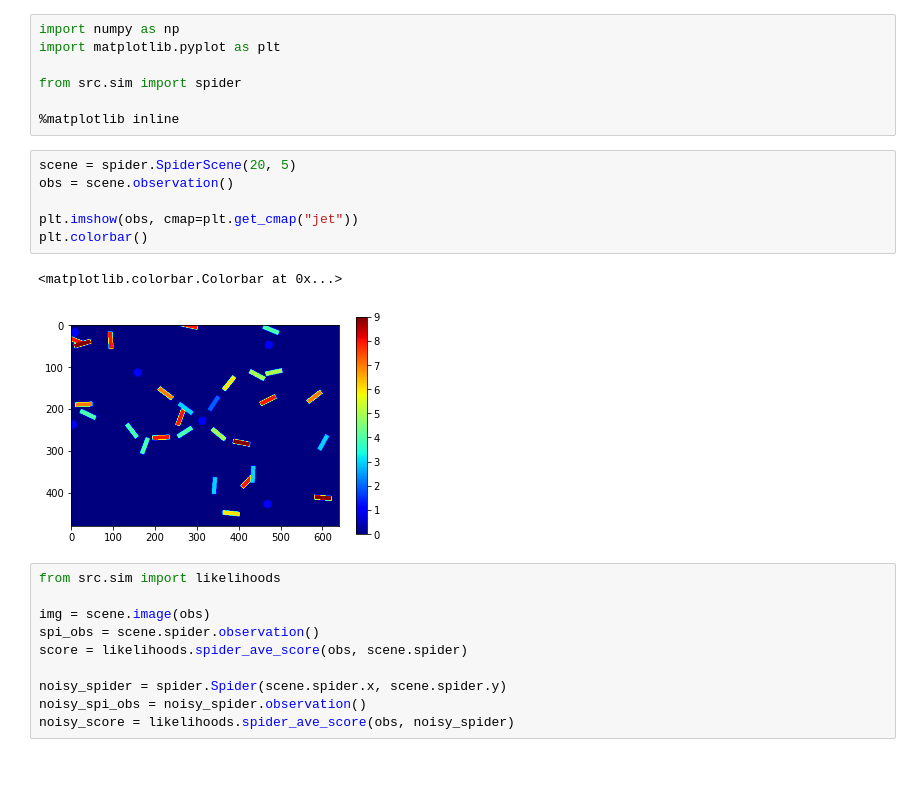
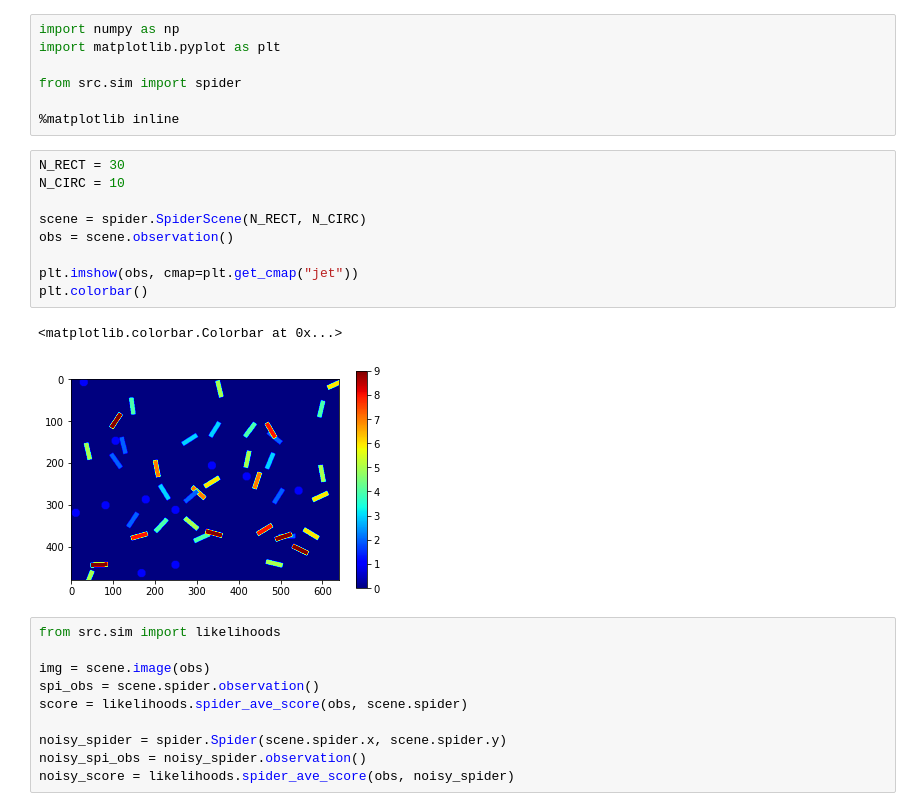
Before and after one commit to janapavlasek/bp-sandbox, a Jupyter notebook: particle_bp.ipynb, the cells around one changed output. Saved outputs shown, nothing was run; the diff lists cells and outputs as text; blank space fills up the shorter version.

```diff
--- a/particle_bp.ipynb
+++ b/particle_bp.ipynb
@@ -10,14 +10,17 @@ from src.sim import spider
 
 %matplotlib inline
 # %%
-scene = spider.SpiderScene(20, 5)
+N_RECT = 30
+N_CIRC = 10
+
+scene = spider.SpiderScene(N_RECT, N_CIRC)
 obs = scene.observation()
 
 plt.imshow(obs, cmap=plt.get_cmap("jet"))
 plt.colorbar()
 # %% [output]
 <matplotlib.colorbar.Colorbar at 0x...>
-[figure, old version]
+[figure, new version]
 # %%
 from src.sim import likelihoods
 
```
Also changed, not shown: parts of 7 cells of this notebook, 1 other file.
